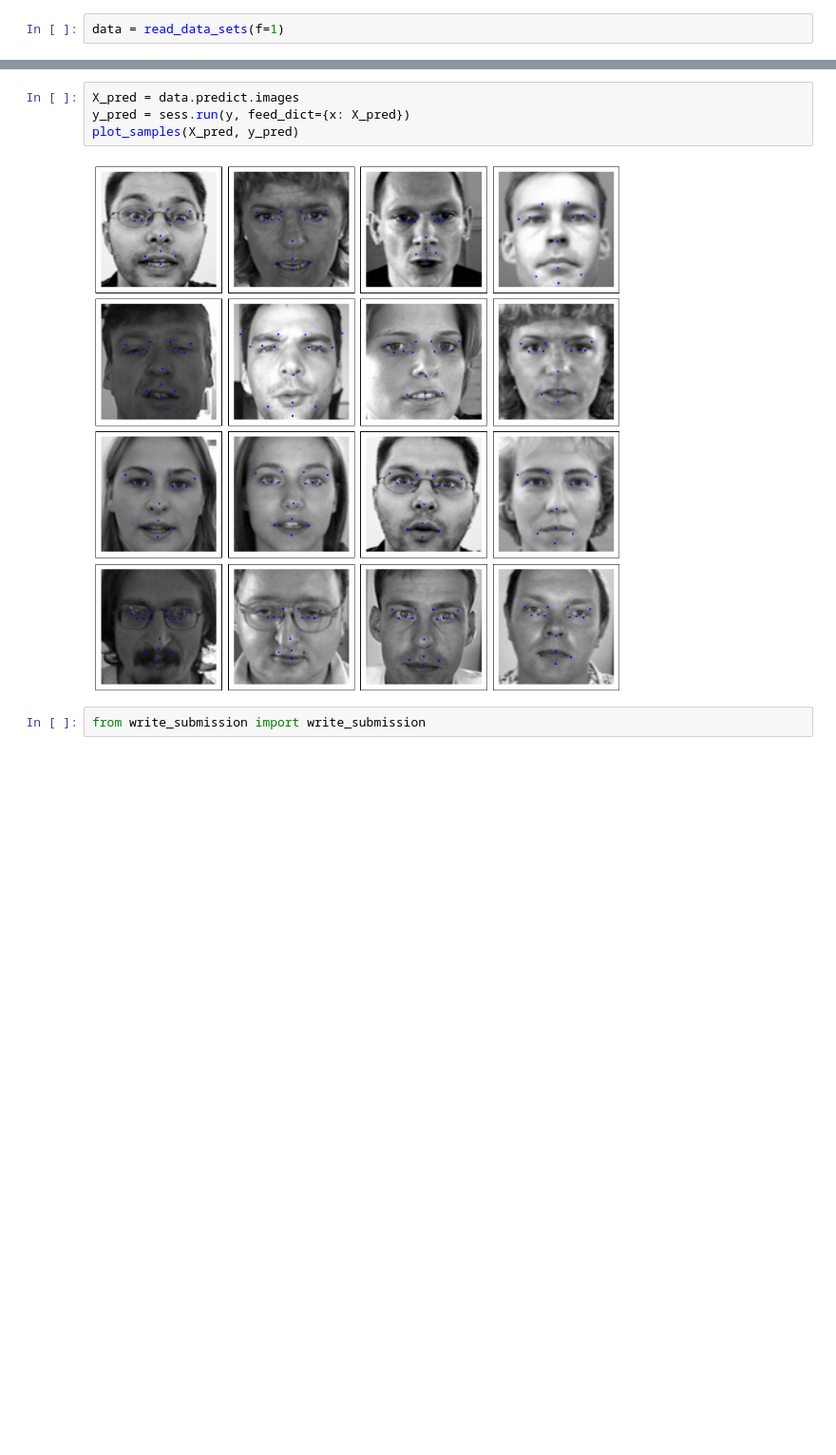
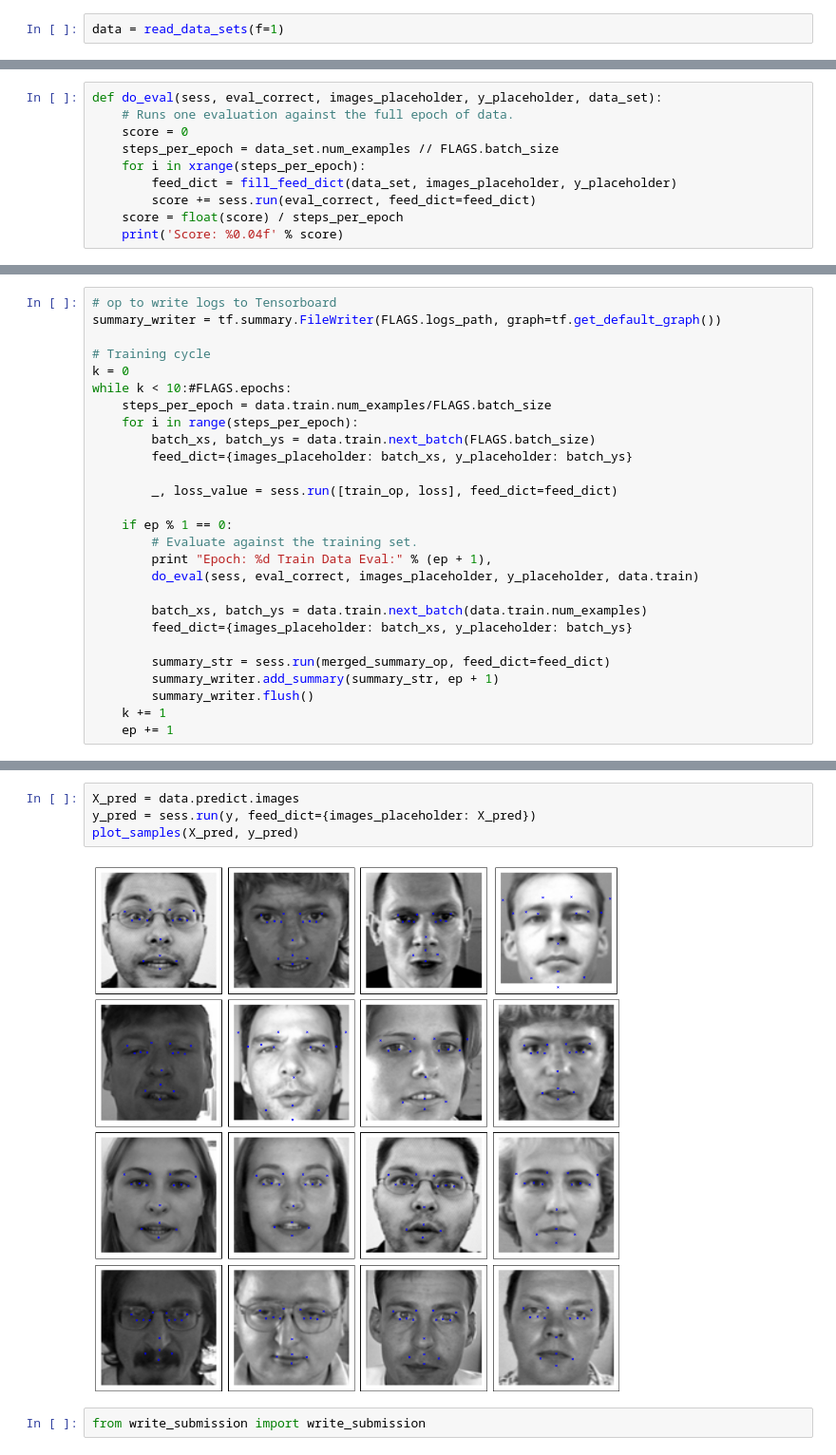
Before and after one commit to Cristian42/FacialKeypointsDetection, a Jupyter notebook: train.ipynb, the cells around one changed output, grey strips where cells are left out. Shown: that part at 95% size. Saved outputs shown, nothing was run; the diff lists cells and outputs as text; blank space fills up the shorter version.

Commit message:
Moved model to separate file and added tensorboard logs

```diff
--- a/train.ipynb
+++ b/train.ipynb
@@ -82,0 +37,10 @@ plt.show()
+# %%
+def do_eval(sess, eval_correct, images_placeholder, y_placeholder, data_set):
+    # Runs one evaluation against the full epoch of data.
+    score = 0
+    steps_per_epoch = data_set.num_examples // FLAGS.batch_size
+    for i in xrange(steps_per_epoch):
+        feed_dict = fill_feed_dict(data_set, images_placeholder, y_placeholder)
+        score += sess.run(eval_correct, feed_dict=feed_dict)
+    score = float(score) / steps_per_epoch
+    print('Score: %0.04f' % score)
@@ -82,0 +76,27 @@ plt.show()
+# %%
+# op to write logs to Tensorboard
+summary_writer = tf.summary.FileWriter(FLAGS.logs_path, graph=tf.get_default_graph())
+
+# Training cycle
+k = 0
+while k < 10:#FLAGS.epochs:
+    steps_per_epoch = data.train.num_examples/FLAGS.batch_size
+    for i in range(steps_per_epoch):
+        batch_xs, batch_ys = data.train.next_batch(FLAGS.batch_size)
+        feed_dict={images_placeholder: batch_xs, y_placeholder: batch_ys}
+
+        _, loss_value = sess.run([train_op, loss], feed_dict=feed_dict)
+
+    if ep % 1 == 0:
+        # Evaluate against the training set.
+        print "Epoch: %d Train Data Eval:" % (ep + 1),
+        do_eval(sess, eval_correct, images_placeholder, y_placeholder, data.train)
+
+        batch_xs, batch_ys = data.train.next_batch(data.train.num_examples)
+        feed_dict={images_placeholder: batch_xs, y_placeholder: batch_ys}
+
+        summary_str = sess.run(merged_summary_op, feed_dict=feed_dict)
+        summary_writer.add_summary(summary_str, ep + 1)
+        summary_writer.flush()
+    k += 1
+    ep += 1
@@ -83,9 +121,9 @@ plt.show()
 # %%
 X_pred = data.predict.images
-y_pred = sess.run(y, feed_dict={x: X_pred})
+y_pred = sess.run(y, feed_dict={images_placeholder: X_pred})
 plot_samples(X_pred, y_pred)
 # %% [output]
-[figure, old version]
+[figure, new version]
 # %%
 from write_submission import write_submission
 # %%
```
Also changed, not shown: parts of 15 cells of this notebook, 2 other files.
